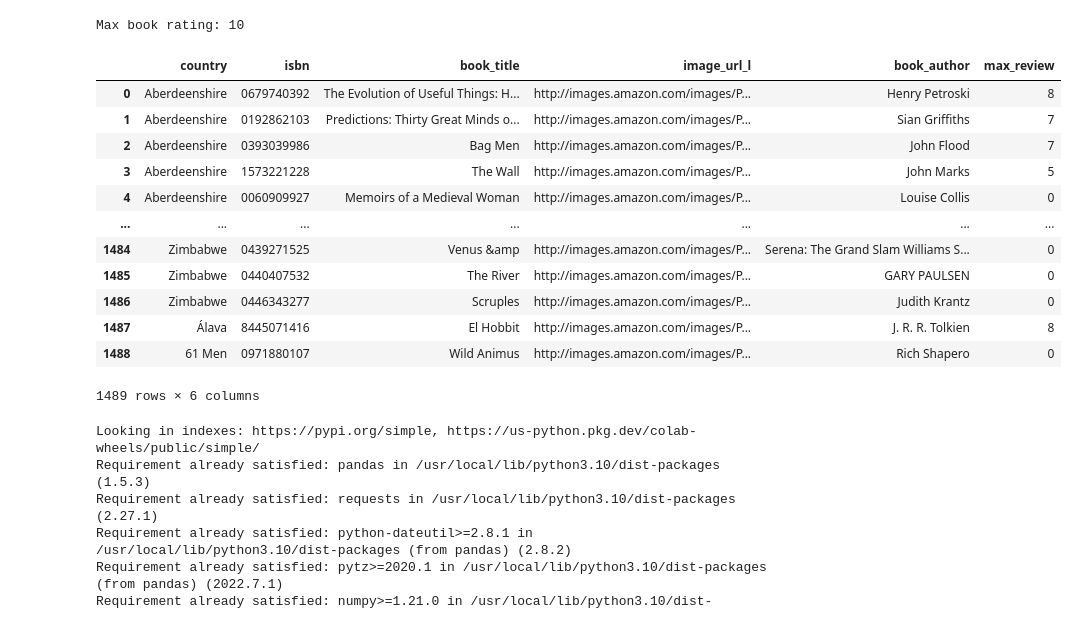
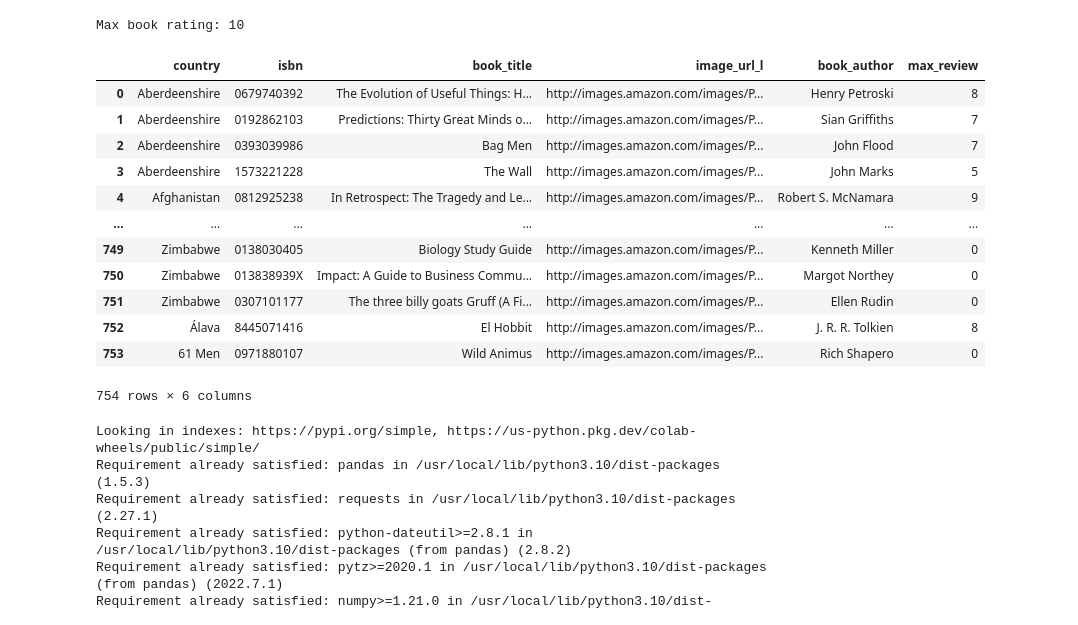
Before and after one commit to ValentinaAlungulesei/bookshelf_inspector, a Jupyter notebook: bookshelf_inspector.ipynb, the cells around one changed output. Saved outputs shown, nothing was run; the diff lists cells and outputs as text; code cells hidden in the pictures.

```diff
--- a/bookshelf_inspector.ipynb
+++ b/bookshelf_inspector.ipynb
@@ -218,23 +218,23 @@ Max book rating: 10
 # %%
 # Ghet top 4 books for each country with the max rating review
 max_r_by_country = db.groupby(['country', 'isbn', 'book_title', 'image_url_l', 'book_author'])['book_rating'].max().reset_index(name='max_review')
-max_r_by_country = max_r_by_country.groupby('country').apply(lambda x: x.nlargest(10, 'max_review')).reset_index(drop=True)
+max_r_by_country = max_r_by_country.groupby('country').apply(lambda x: x.nlargest(4, 'max_review')).reset_index(drop=True)
 
 display(max_r_by_country)
 # %% [output]
 |  | country | isbn | book_title | image_url_l | book_author | max_review |
 | 0 | Aberdeenshire | 0679740392 | The Evolution of Useful Things: H... | http://images.amazon.com/images/P... | Henry Petroski | 8 |
 | 1 | Aberdeenshire | 0192862103 | Predictions: Thirty Great Minds o... | http://images.amazon.com/images/P... | Sian Griffiths | 7 |
 | 2 | Aberdeenshire | 0393039986 | Bag Men | http://images.amazon.com/images/P... | John Flood | 7 |
 | 3 | Aberdeenshire | 1573221228 | The Wall | http://images.amazon.com/images/P... | John Marks | 5 |
-| 4 | Aberdeenshire | 0060909927 | Memoirs of a Medieval Woman | http://images.amazon.com/images/P... | Louise Collis | 0 |
+| 4 | Afghanistan | 0812925238 | In Retrospect: The Tragedy and Le... | http://images.amazon.com/images/P... | Robert S. McNamara | 9 |
 | ... | ... | ... | ... | ... | ... | ... |
-| 1484 | Zimbabwe | 0439271525 | Venus &amp | http://images.amazon.com/images/P... | Serena: The Grand Slam Williams S... | 0 |
-| 1485 | Zimbabwe | 0440407532 | The River | http://images.amazon.com/images/P... | GARY PAULSEN | 0 |
-| 1486 | Zimbabwe | 0446343277 | Scruples | http://images.amazon.com/images/P... | Judith Krantz | 0 |
-| 1487 | Álava | 8445071416 | El Hobbit | http://images.amazon.com/images/P... | J. R. R. Tolkien | 8 |
-| 1488 | 61 Men | 0971880107 | Wild Animus | http://images.amazon.com/images/P... | Rich Shapero | 0 |
+| 749 | Zimbabwe | 0138030405 | Biology Study Guide | http://images.amazon.com/images/P... | Kenneth Miller | 0 |
+| 750 | Zimbabwe | 013838939X | Impact: A Guide to Business Commu... | http://images.amazon.com/images/P... | Margot Northey | 0 |
+| 751 | Zimbabwe | 0307101177 | The three billy goats Gruff (A Fi... | http://images.amazon.com/images/P... | Ellen Rudin | 0 |
+| 752 | Álava | 8445071416 | El Hobbit | http://images.amazon.com/images/P... | J. R. R. Tolkien | 8 |
+| 753 | 61 Men | 0971880107 | Wild Animus | http://images.amazon.com/images/P... | Rich Shapero | 0 |
-1489 rows × 6 columns
+754 rows × 6 columns
 # %%
 !pip install pandas requests
 # %% [output]
```
Also changed, not shown: parts of 5 cells of this notebook.
